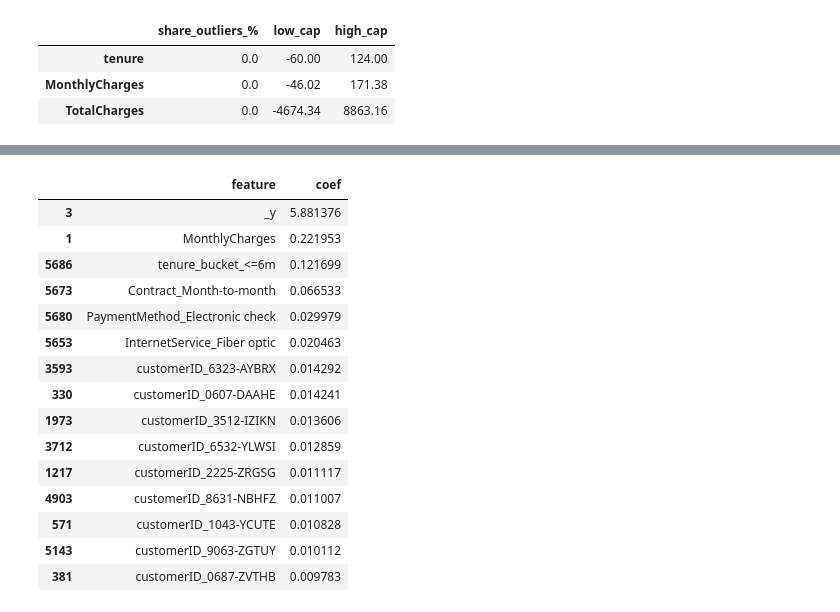
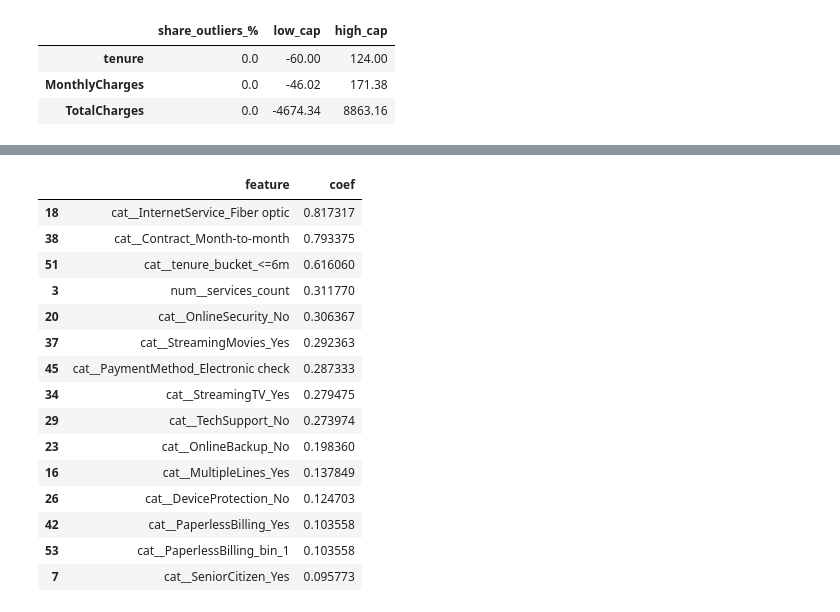
Before and after one commit to ilyaabrosimov/customer_churn, a Jupyter notebook: customer_churn_analysis.ipynb, the cells around one changed output, grey strips where cells are left out. Saved outputs shown, nothing was run; the diff lists cells and outputs as text; code cells hidden in the pictures.

```diff
--- a/customer_churn_analysis.ipynb
+++ b/customer_churn_analysis.ipynb
@@ -441,6 +447,7 @@ display(outlier_df.round(2))
 # %%
 # 7) Feature engineering (no leakage)
 df_feat = df_clean.copy()
+df_feat = df_feat.drop(columns=[c for c in ['_y', 'customerID'] if c in df_feat.columns])
 
 # Tenure buckets (if the column exists)
 if "tenure" in df_feat.columns:
@@ -472,6 +479,18 @@ for col in ["PaperlessBilling", "Partner", "Dependents"]:
 
 # Target as y
 y = df_feat[TARGET].map(yes_no_to01)
+
+# Формируем X из того же df_feat и выкидываем всё лишнее
+X = df_feat.drop(columns=[c for c in [TARGET, '_y', 'customerID'] if c in df_feat.columns],
+                 errors='ignore').copy()
+
+# Списки признаков (из X)
+numeric_features = X.select_dtypes(include=[np.number]).columns.tolist()
+categorical_features = [c for c in X.columns if c not in numeric_features]
+
+# (если ниже у тебя код использует именно num_cols/cat_cols — сделай алиасы)
+num_cols = numeric_features
+cat_cols = categorical_features
 # %%
 # %%
 # 8) Train/Test split (stratified)
@@ -619,35 +809,63 @@ weighted avg      1.000     1.000     1.000      1409
 # %%
-# %%
-# 11) Feature interpretation (LR coefficients)
-# Extract feature names after OneHot
-ohe: OneHotEncoder = logreg_clf.named_steps["pre"].named_transformers_["cat"].named_steps["onehot"]
-cat_feature_names = list(ohe.get_feature_names_out(cat_cols))
-feature_names = num_cols + cat_feature_names
+# 11) Feature interpretation (LR coefficients) — robust
 
-coefs = logreg_clf.named_steps["clf"].coef_.flatten()
-coef_df = pd.DataFrame({"feature": feature_names, "coef": coefs}).sort_values("coef", ascending=False)
-top_pos = coef_df.head(15)
-top_neg = coef_df.tail(15).sort_values("coef")
+# Возьмите ваш обученный пайплайн
+fitted_pipe = logreg_clf   # или best_est / rf_clf и т.п.
+pre = fitted_pipe.named_steps["pre"]
+clf = fitted_pipe.named_steps["clf"]
+
+# 1) Получаем итоговые имена признаков
+try:
+    # sklearn >= 1.0: у ColumnTransformer есть удобный метод
+    feature_names = pre.get_feature_names_out()
+except AttributeError:
+    # Fallback (старые версии): собираем имена через OHE и списки колонок в CT
+    cat_pipe = pre.named_transformers_["cat"]
+    ohe = cat_pipe.named_steps["onehot"]
+    # имена входных категориальных признаков, на которых OHE был обучен
+    try:
+        cat_in = ohe.feature_names_in_
+    except AttributeError:
+        # ещё один fallback: достанем список колонок из самого ColumnTransformer
+        cat_in = pre.transformers_[pre._name_to_fitted_ix["cat"]][2]
+    cat_names = ohe.get_feature_names_out(cat_in)
+
+    # имена числовых признаков, на которых обучался числовой пайплайн
+    num_in = pre.transformers_[pre._name_to_fitted_ix["num"]][2]
+    feature_names = np.array(list(num_in) + list(cat_names))
+
+# 2) Коэффициенты LR
+coefs = clf.coef_.ravel()
+assert len(coefs) == len(feature_names), f"Mismatch: {len(coefs)} coefs vs {len(feature_names)} features"
+
+coef_df = pd.DataFrame({"feature": feature_names, "coef": coefs})
+
+# Топы
+top_pos = coef_df.sort_values("coef", ascending=False).head(15)
+top_neg = coef_df.sort_values("coef", ascending=True).head(15)
 
 display(top_pos)
 display(top_neg)
 
-coef_df.to_csv(os.path.join(DIRS["reports"], "logreg_coefs.csv"), index=False)
+# 3) Сохранение (без лишней точки в конце строки!)
+out_path = os.path.join(DIRS["reports"], "logreg_coefs.csv")
+coef_df.to_csv(out_path, index=False)
+print("Saved:", out_path)
 # %% [output]
 |  | feature | coef |
-| 3 | _y | 5.881376 |
-| 1 | MonthlyCharges | 0.221953 |
-| 5686 | tenure_bucket_<=6m | 0.121699 |
-| 5673 | Contract_Month-to-month | 0.066533 |
-| 5680 | PaymentMethod_Electronic check | 0.029979 |
-| 5653 | InternetService_Fiber optic | 0.020463 |
-| 3593 | customerID_6323-AYBRX | 0.014292 |
-| 330 | customerID_0607-DAAHE | 0.014241 |
-| 1973 | customerID_3512-IZIKN | 0.013606 |
-| 3712 | customerID_6532-YLWSI | 0.012859 |
-| 1217 | customerID_2225-ZRGSG | 0.011117 |
-| 4903 | customerID_8631-NBHFZ | 0.011007 |
-| 571 | customerID_1043-YCUTE | 0.010828 |
-| 5143 | customerID_9063-ZGTUY | 0.010112 |
-| 381 | customerID_0687-ZVTHB | 0.009783 |
+| 18 | cat__InternetService_Fiber optic | 0.817317 |
+| 38 | cat__Contract_Month-to-month | 0.793375 |
+| 51 | cat__tenure_bucket_<=6m | 0.616060 |
+| 3 | num__services_count | 0.311770 |
+| 20 | cat__OnlineSecurity_No | 0.306367 |
+| 37 | cat__StreamingMovies_Yes | 0.292363 |
+| 45 | cat__PaymentMethod_Electronic check | 0.287333 |
+| 34 | cat__StreamingTV_Yes | 0.279475 |
+| 29 | cat__TechSupport_No | 0.273974 |
+| 23 | cat__OnlineBackup_No | 0.198360 |
+| 16 | cat__MultipleLines_Yes | 0.137849 |
+| 26 | cat__DeviceProtection_No | 0.124703 |
+| 42 | cat__PaperlessBilling_Yes | 0.103558 |
+| 53 | cat__PaperlessBilling_bin_1 | 0.103558 |
+| 7 | cat__SeniorCitizen_Yes | 0.095773 |
 |  | feature | coef |
```
Also changed, not shown: parts of 16 cells of this notebook, 1 other file.
